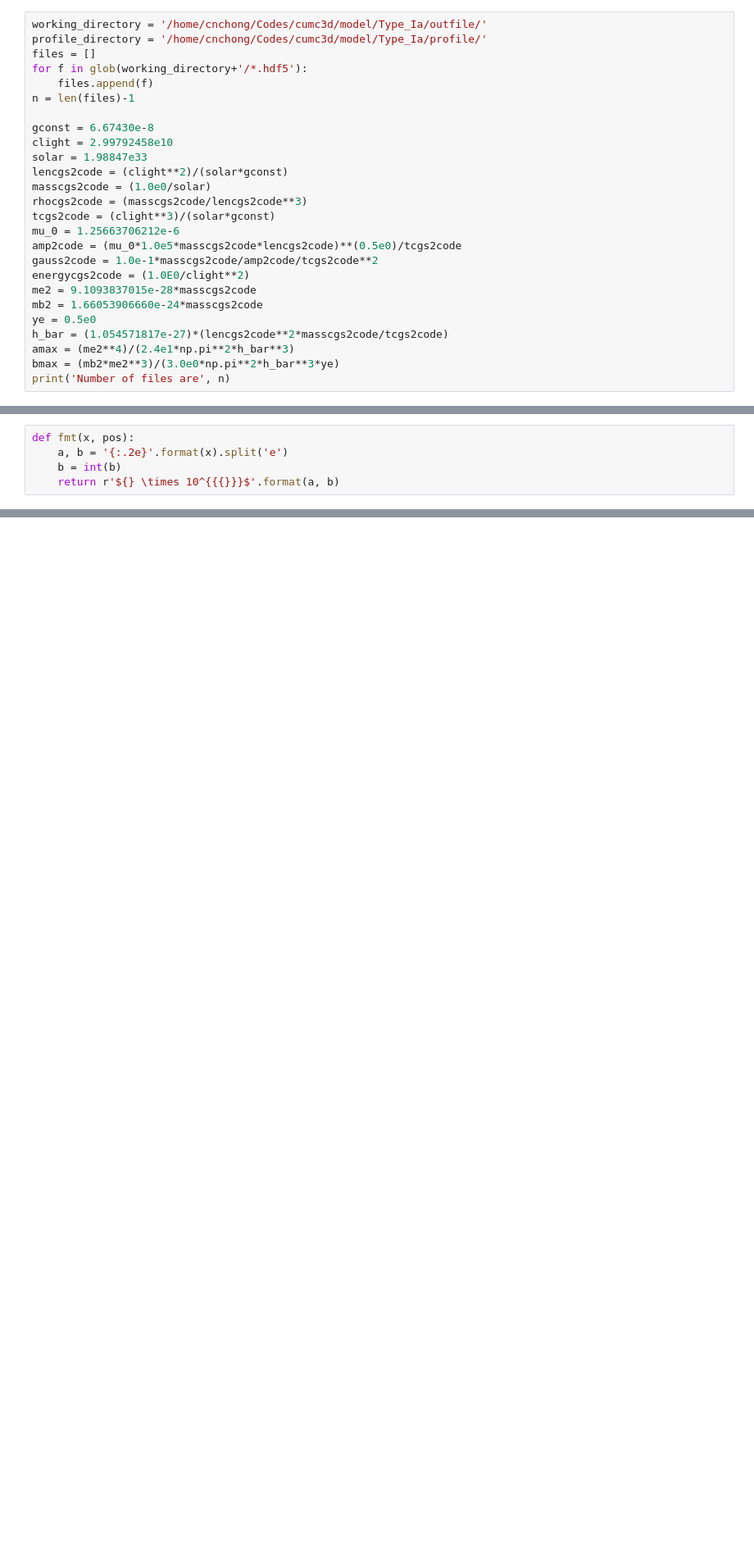
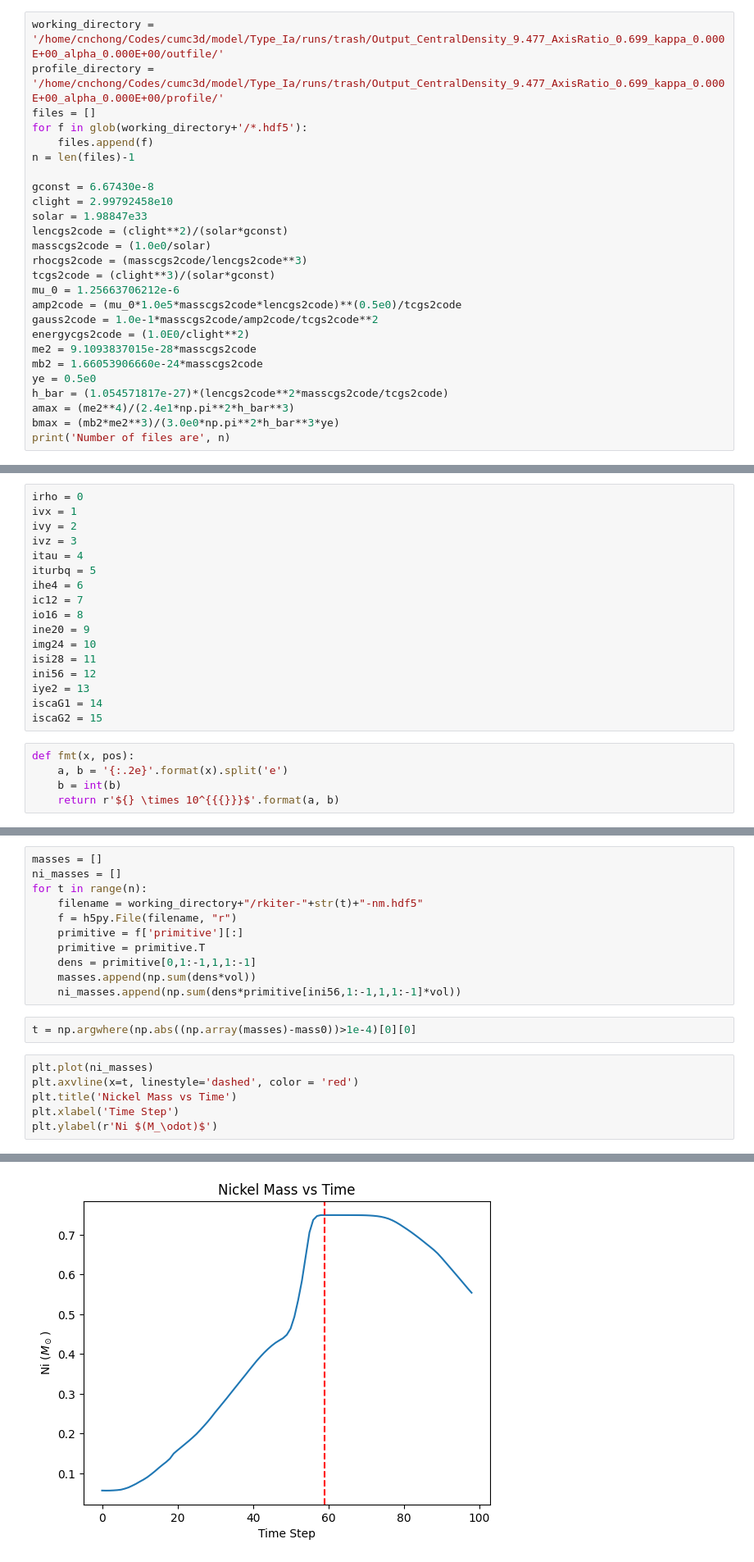
Before and after one commit to Chad-Chong/cumc3d, a Jupyter notebook: model/Type_Ia/outfile/Clean_readfile.ipynb, the cells around one changed output, grey strips where cells are left out. Shown at 82% size. Saved outputs shown, nothing was run; the diff lists cells and outputs as text; blank space fills up the shorter version.

```diff
--- a/model/Type_Ia/outfile/Clean_readfile.ipynb
+++ b/model/Type_Ia/outfile/Clean_readfile.ipynb
@@ -8,8 +8,8 @@ import pandas as pd
 import helmeos
 from glob import glob
 # %%
-working_directory = '/home/cnchong/Codes/cumc3d/model/Type_Ia/outfile/'
-profile_directory = '/home/cnchong/Codes/cumc3d/model/Type_Ia/profile/'
+working_directory = '/home/cnchong/Codes/cumc3d/model/Type_Ia/runs/trash/Output_CentralDensity_9.477_AxisRatio_0.699_kappa_0.000E+00_alpha_0.000E+00/outfile/'
+profile_directory = '/home/cnchong/Codes/cumc3d/model/Type_Ia/runs/trash/Output_CentralDensity_9.477_AxisRatio_0.699_kappa_0.000E+00_alpha_0.000E+00/profile/'
 files = []
 for f in glob(working_directory+'/*.hdf5'):
     files.append(f)
@@ -38,3 +38,20 @@ Number of files are 35
+# %%
+irho = 0
+ivx = 1
+ivy = 2
+ivz = 3
+itau = 4
+iturbq = 5
+ihe4 = 6
+ic12 = 7
+io16 = 8
+ine20 = 9
+img24 = 10
+isi28 = 11
+ini56 = 12
+iye2 = 13
+iscaG1 = 14
+iscaG2 = 15
 # %%
 def fmt(x, pos):
     a, b = '{:.2e}'.format(x).split('e')
@@ -76,0 +94,20 @@ print(mass0)
+# %%
+masses = []
+ni_masses = []
+for t in range(n):
+    filename = working_directory+"/rkiter-"+str(t)+"-nm.hdf5"
+    f = h5py.File(filename, "r")
+    primitive = f['primitive'][:]
+    primitive = primitive.T
+    dens = primitive[0,1:-1,1,1:-1]
+    masses.append(np.sum(dens*vol))
+    ni_masses.append(np.sum(dens*primitive[ini56,1:-1,1,1:-1]*vol))
+# %%
+t = np.argwhere(np.abs((np.array(masses)-mass0))>1e-4)[0][0]
+# %%
+plt.plot(ni_masses)
+plt.axvline(x=t, linestyle='dashed', color = 'red')
+plt.title('Nickel Mass vs Time')
+plt.xlabel('Time Step')
+plt.ylabel(r'Ni $(M_\odot)$')
+# %% [output]
@@ -76,0 +115 @@ print(mass0)
+[figure, added]
```
Also changed, not shown: parts of 8 cells of this notebook, 16 other files.
